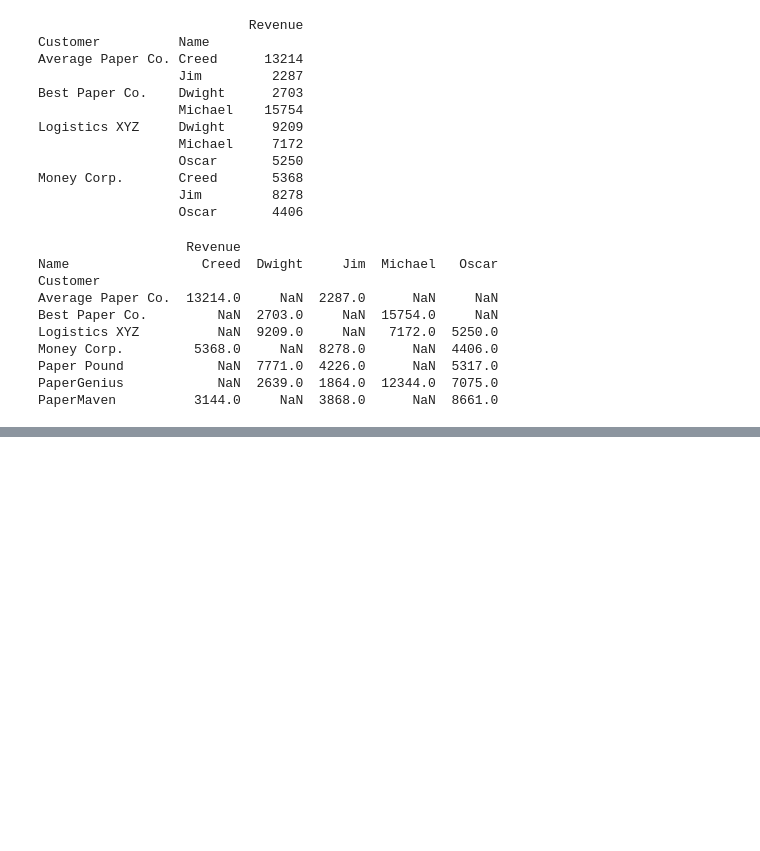
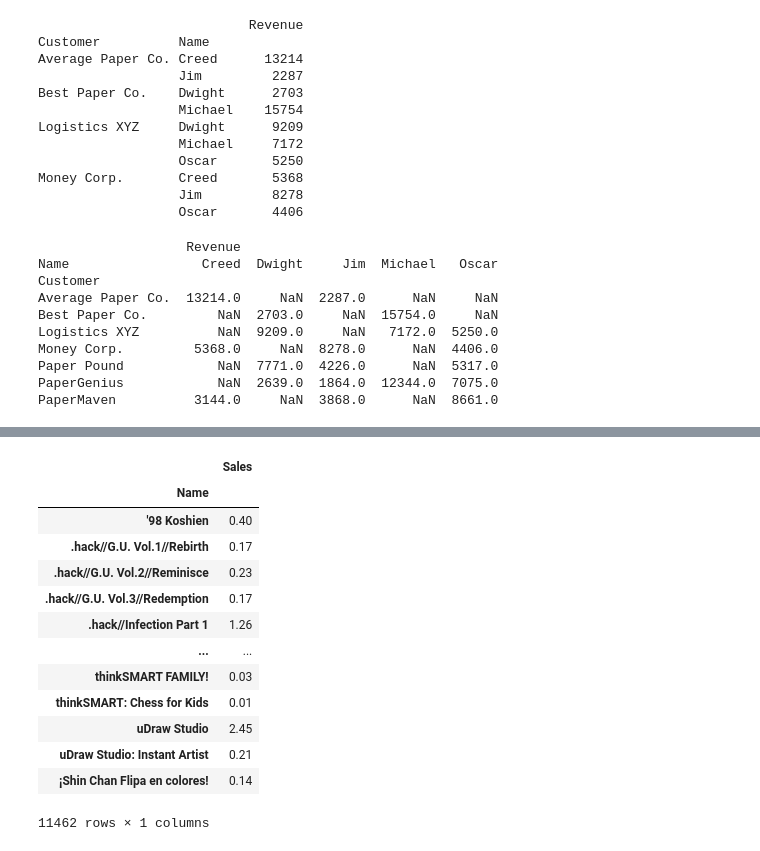
Before and after one commit to Kobzarko/PANDAS-IN-ACTION, a Jupyter notebook: Chapter 8 Wide and Narrow Data/main8.ipynb, the cells around one changed output, grey strips where cells are left out. Cells and saved outputs as stored; diff of their text form; code cells hidden in the pictures; blank space fills up the shorter version.

Commit message:
Add Chapter 8 Melt function

```diff
--- a/Chapter 8 Wide and Narrow Data/main8.ipynb
+++ b/Chapter 8 Wide and Narrow Data/main8.ipynb
@@ -298,0 +291,5 @@ PaperMaven          3144.0     NaN  3868.0      NaN  8661.0
+# %%
+vg_sales_path = '/Users/ypushiev/Learning/PANDAS IN ACTION/Chapter 8 Wide and Narrow Data/Data8/video_game_sales.csv'
+# %%
+df_vg_sales = pd.read_csv(vg_sales_path)
+print(df_vg_sales.head())
@@ -298,0 +314,2 @@ PaperMaven          3144.0     NaN  3868.0      NaN  8661.0
+# %%
+regional_sales_columns = ["NA", "EU", "JP", "Other"]
@@ -298,0 +335,3 @@ PaperMaven          3144.0     NaN  3868.0      NaN  8661.0
+# %%
+vg_sales_by_region = df_vg_sales.melt(id_vars = 'Name',var_name='Region', value_name='Sales', value_vars=regional_sales_columns)
+print(vg_sales_by_region)
@@ -298,0 +353,17 @@ PaperMaven          3144.0     NaN  3868.0      NaN  8661.0
+# %%
+vg_sales_by_region.pivot_table(index='Name', values='Sales', aggfunc='sum', fill_value=0)
+# %% [output]
+|  | Sales |
+| Name |  |
+| '98 Koshien | 0.40 |
+| .hack//G.U. Vol.1//Rebirth | 0.17 |
+| .hack//G.U. Vol.2//Reminisce | 0.23 |
+| .hack//G.U. Vol.3//Redemption | 0.17 |
+| .hack//Infection Part 1 | 1.26 |
+| ... | ... |
+| thinkSMART FAMILY! | 0.03 |
+| thinkSMART: Chess for Kids | 0.01 |
+| uDraw Studio | 2.45 |
+| uDraw Studio: Instant Artist | 0.21 |
+| ¡Shin Chan Flipa en colores! | 0.14 |
+11462 rows × 1 columns
```
Also changed, not shown: parts of 8 cells of this notebook.
